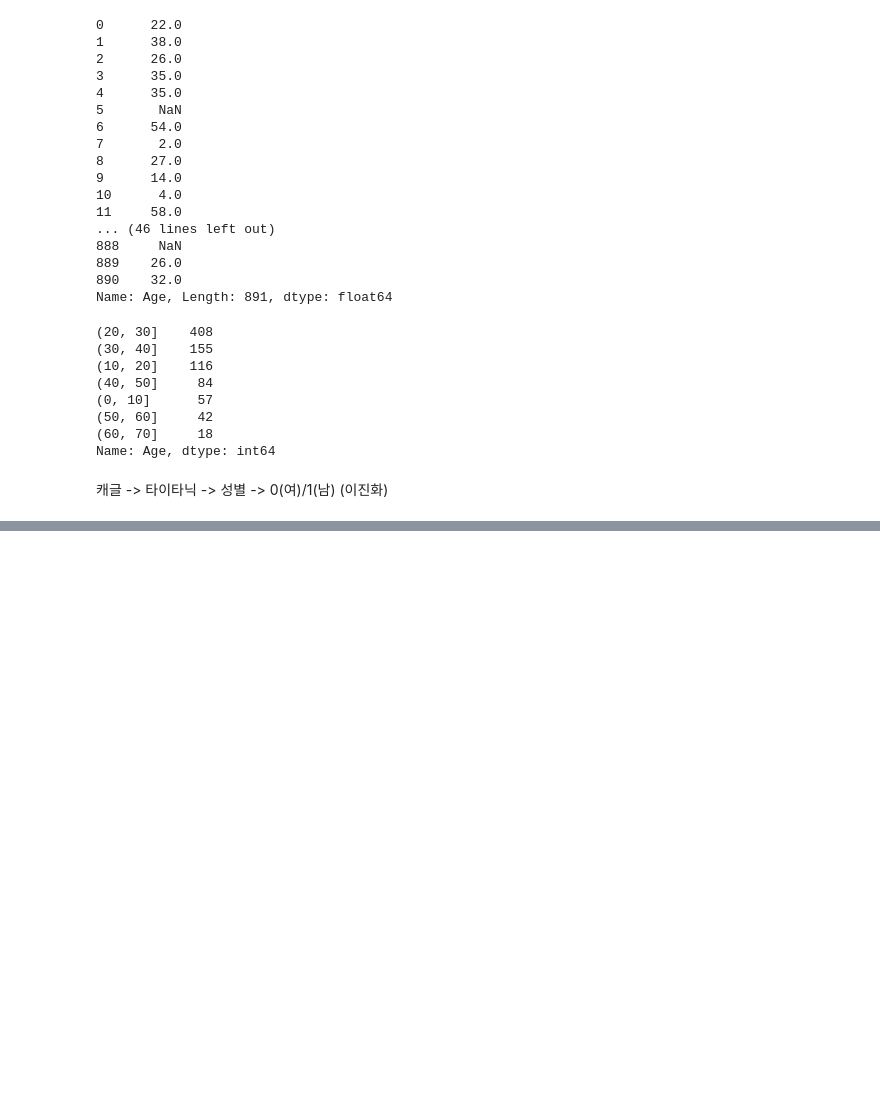
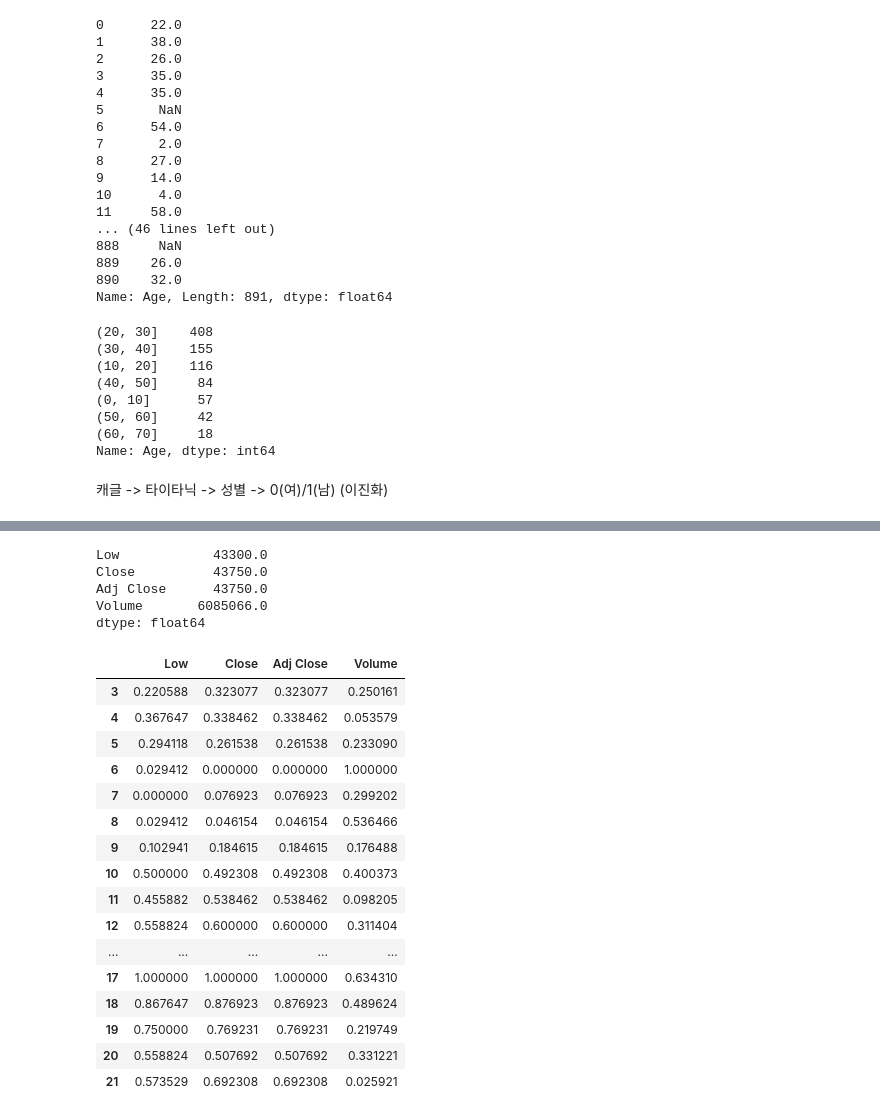
Before and after one commit to RYUNSUN/AI_Curriculum_Multicampus, a Jupyter notebook: 빅데이터(딥러닝) 활용 AI 설계/빅데이터 활용_머신러닝/Code/Code03-02 mission.ipynb, the cells around one changed output, grey strips where cells are left out. Saved outputs shown, nothing was run; the diff lists cells and outputs as text; code cells hidden in the pictures; blank space fills up the shorter version.

```diff
--- a/빅데이터(딥러닝) 활용 AI 설계/빅데이터 활용_머신러닝/Code/Code03-02 mission.ipynb
+++ b/빅데이터(딥러닝) 활용 AI 설계/빅데이터 활용_머신러닝/Code/Code03-02 mission.ipynb
@@ -168,0 +183,30 @@ Name: Sex, Length: 891, dtype: int32
+# %%
+s_data=s_data.iloc[1:,1:]
+s_data.min(axis=0)
+# %% [output]
+Low            43300.0
+Close          43750.0
+Adj Close      43750.0
+Volume       6085066.0
+dtype: float64
+# %%
+normalize=(s_data-s_data.min(axis=0))/(s_data.max(axis=0)-s_data.min(axis=0))
+normalize
+# %% [output]
+|  | Low | Close | Adj Close | Volume |
+| 3 | 0.220588 | 0.323077 | 0.323077 | 0.250161 |
+| 4 | 0.367647 | 0.338462 | 0.338462 | 0.053579 |
+| 5 | 0.294118 | 0.261538 | 0.261538 | 0.233090 |
+| 6 | 0.029412 | 0.000000 | 0.000000 | 1.000000 |
+| 7 | 0.000000 | 0.076923 | 0.076923 | 0.299202 |
+| 8 | 0.029412 | 0.046154 | 0.046154 | 0.536466 |
+| 9 | 0.102941 | 0.184615 | 0.184615 | 0.176488 |
+| 10 | 0.500000 | 0.492308 | 0.492308 | 0.400373 |
+| 11 | 0.455882 | 0.538462 | 0.538462 | 0.098205 |
+| 12 | 0.558824 | 0.600000 | 0.600000 | 0.311404 |
+| ... | ... | ... | ... | ... |
+| 17 | 1.000000 | 1.000000 | 1.000000 | 0.634310 |
+| 18 | 0.867647 | 0.876923 | 0.876923 | 0.489624 |
+| 19 | 0.750000 | 0.769231 | 0.769231 | 0.219749 |
+| 20 | 0.558824 | 0.507692 | 0.507692 | 0.331221 |
+| 21 | 0.573529 | 0.692308 | 0.692308 | 0.025921 |
```
Also changed, not shown: parts of 15 cells of this notebook, 2 other files.
